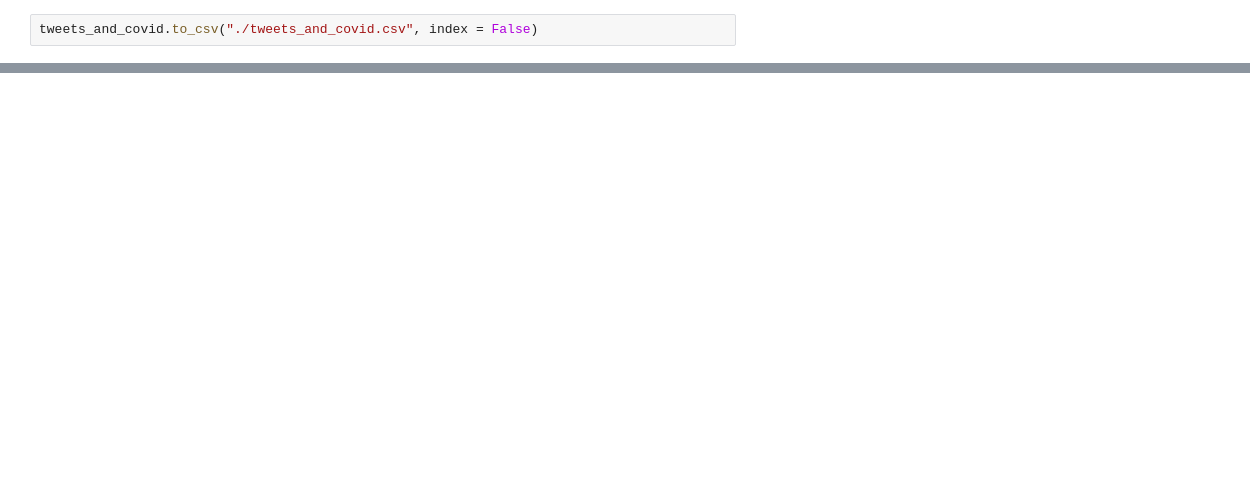
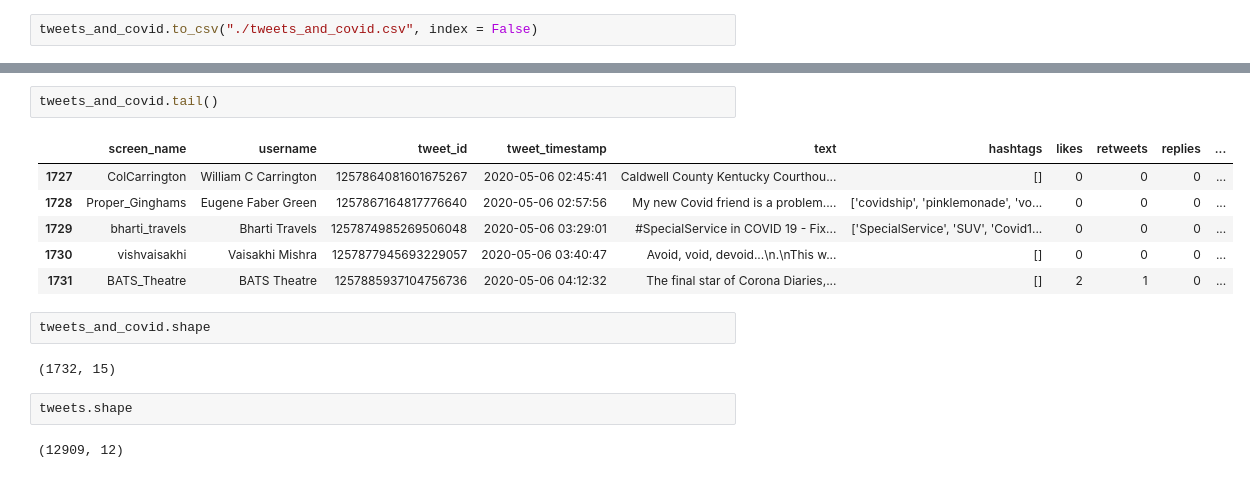
Before and after one commit to JulKelman/Sentiment-Analysis-of-Covid-19-Related-Tweets, a Jupyter notebook: julia/Twiter Data.ipynb, the cells around one changed output, grey strips where cells are left out. Cells and saved outputs as stored; diff of their text form; blank space fills up the shorter version.

```diff
--- a/julia/Twiter Data.ipynb
+++ b/julia/Twiter Data.ipynb
@@ -199,0 +225,17 @@ tweets_and_covid.to_csv("./tweets_and_covid.csv", index = False)
+# %%
+tweets_and_covid.tail()
+# %% [output]
+|  | screen_name | username | tweet_id | tweet_timestamp | text | hashtags | likes | retweets | replies | ... |
+| 1727 | ColCarrington | William C Carrington | 1257864081601675267 | 2020-05-06 02:45:41 | Caldwell County Kentucky Courthou... | [] | 0 | 0 | 0 | ... |
+| 1728 | Proper_Ginghams | Eugene Faber Green | 1257867164817776640 | 2020-05-06 02:57:56 | My new Covid friend is a problem.... | ['covidship', 'pinklemonade', 'vo... | 0 | 0 | 0 | ... |
+| 1729 | bharti_travels | Bharti Travels | 1257874985269506048 | 2020-05-06 03:29:01 | #SpecialService in COVID 19 - Fix... | ['SpecialService', 'SUV', 'Covid1... | 0 | 0 | 0 | ... |
+| 1730 | vishvaisakhi | Vaisakhi Mishra | 1257877945693229057 | 2020-05-06 03:40:47 | Avoid, void, devoid...\n.\nThis w... | [] | 0 | 0 | 0 | ... |
+| 1731 | BATS_Theatre | BATS Theatre | 1257885937104756736 | 2020-05-06 04:12:32 | The final star of Corona Diaries,... | [] | 2 | 1 | 0 | ... |
+# %%
+tweets_and_covid.shape
+# %% [output]
+(1732, 15)
+# %%
+tweets.shape
+# %% [output]
+(12909, 12)
```
Also changed, not shown: parts of 4 cells of this notebook, 4 other files.
